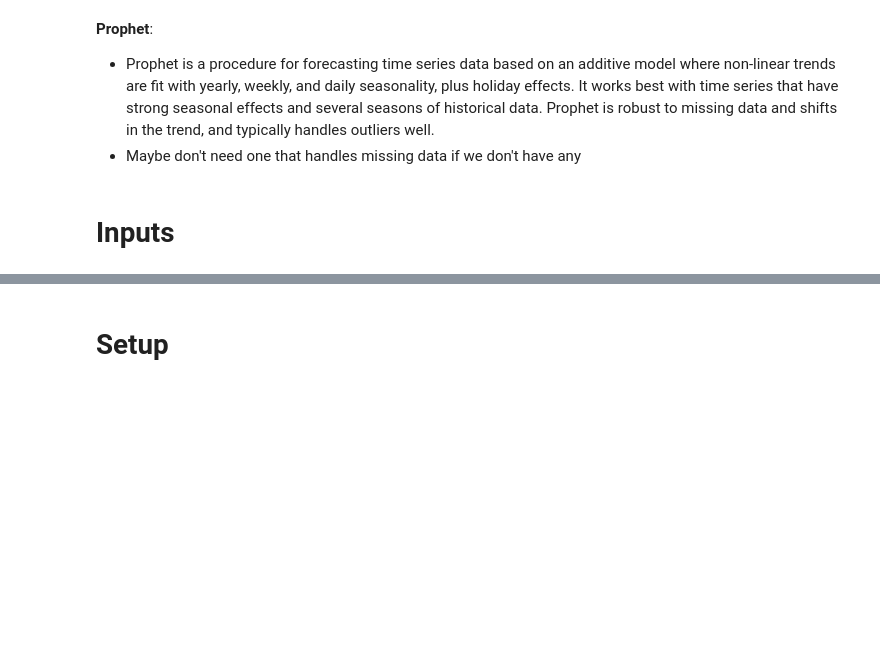
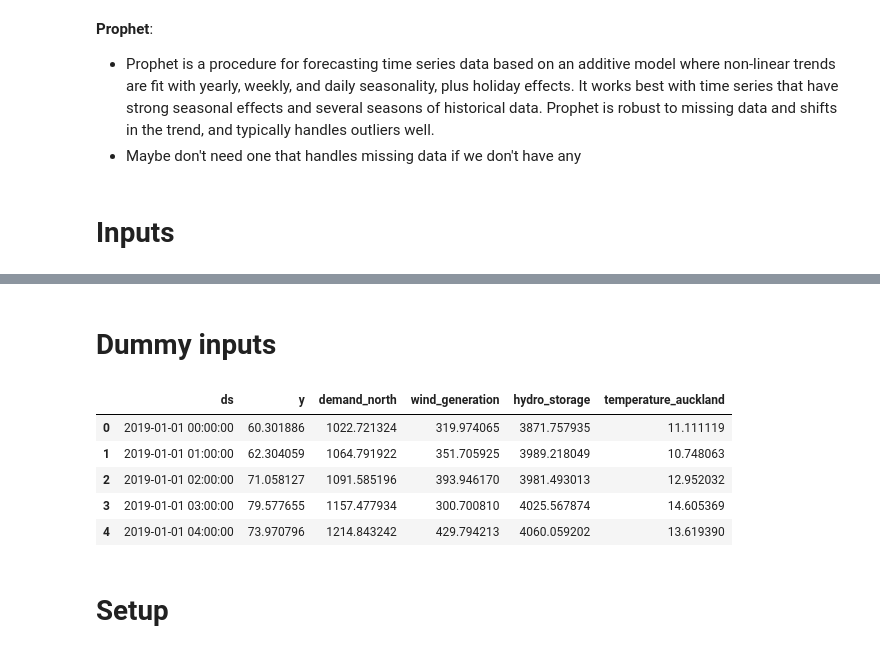
Before and after one commit to DaveGiGi/Duckstradamus, a Jupyter notebook: Model_Prophet/Prophet.ipynb, the cells around one changed output, grey strips where cells are left out. Saved outputs shown, nothing was run; the diff lists cells and outputs as text; code cells hidden in the pictures; blank space fills up the shorter version.

```diff
--- a/Model_Prophet/Prophet.ipynb
+++ b/Model_Prophet/Prophet.ipynb
@@ -25,3 +28,34 @@ df.head()
+# %% [markdown]
+# Dummy inputs
+# %%
+import pandas as pd
+import numpy as np
+
+periods = 24 * 365 * 5
+ds = pd.date_range('2019-01-01', periods=periods, freq='h')
+np.random.seed(42)
+
+hour_effect = 20 * np.sin(2 * np.pi * ds.hour / 24)
+day_effect  = 10 * np.sin(2 * np.pi * ds.dayofweek / 7)
+trend       = np.linspace(50, 80, periods)
+noise       = np.random.normal(0, 5, periods)
+
+df = pd.DataFrame({
+    'ds':                    ds,
+    'y':                     trend + hour_effect + day_effect + noise,
+    'demand_north':          1000 + 200 * np.sin(2 * np.pi * ds.hour / 24) + np.random.normal(0, 20, periods),
+    'wind_generation':       300 + 150 * np.random.rand(periods),
+    'hydro_storage':         4000 + 500 * np.sin(2 * np.pi * ds.dayofyear / 365) + np.random.normal(0, 50, periods),
+    'temperature_auckland':  15 + 8 * np.sin(2 * np.pi * (ds.dayofyear - 15) / 365) + np.random.normal(0, 2, periods),
+})
+df.head()
+# %% [output]
+|  | ds | y | demand_north | wind_generation | hydro_storage | temperature_auckland |
+| 0 | 2019-01-01 00:00:00 | 60.301886 | 1022.721324 | 319.974065 | 3871.757935 | 11.111119 |
+| 1 | 2019-01-01 01:00:00 | 62.304059 | 1064.791922 | 351.705925 | 3989.218049 | 10.748063 |
+| 2 | 2019-01-01 02:00:00 | 71.058127 | 1091.585196 | 393.946170 | 3981.493013 | 12.952032 |
+| 3 | 2019-01-01 03:00:00 | 79.577655 | 1157.477934 | 300.700810 | 4025.567874 | 14.605369 |
+| 4 | 2019-01-01 04:00:00 | 73.970796 | 1214.843242 | 429.794213 | 4060.059202 | 13.619390 |
 # %% [markdown]
 # Setup
 # %%
```
Also changed, not shown: parts of 8 cells of this notebook, 10 other files.
